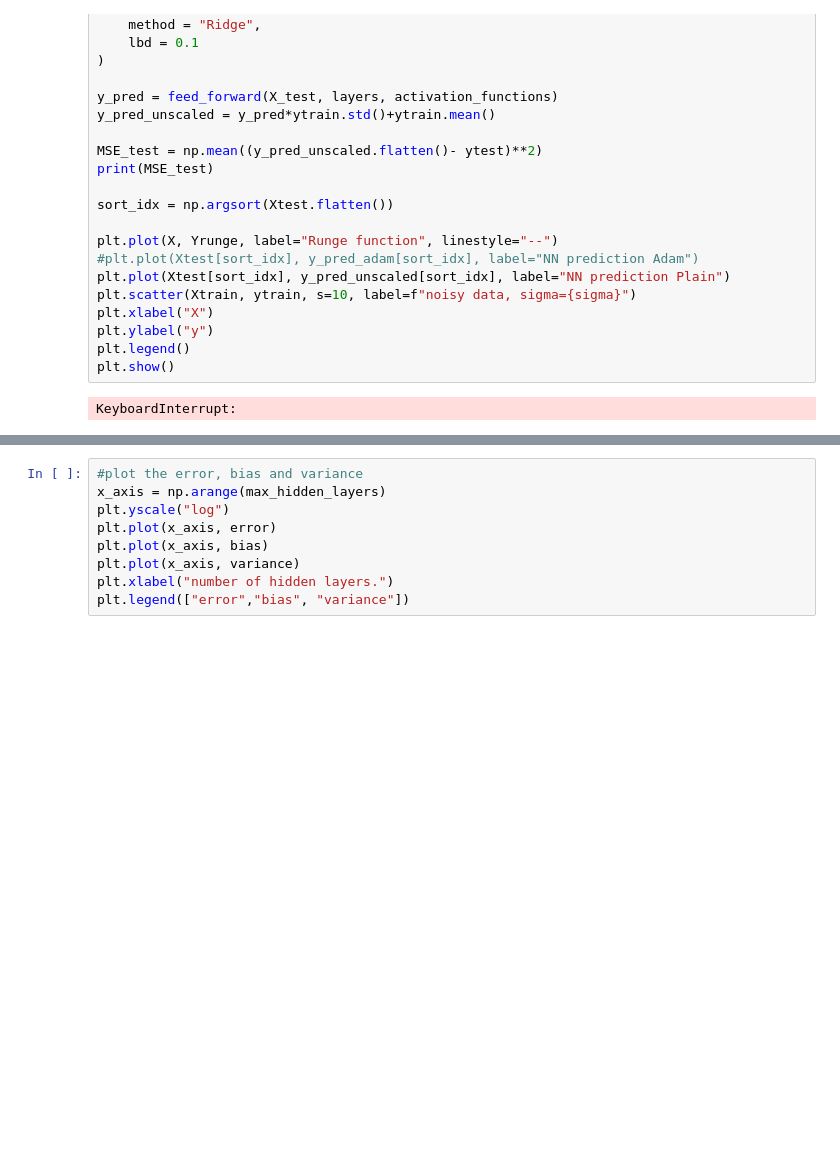
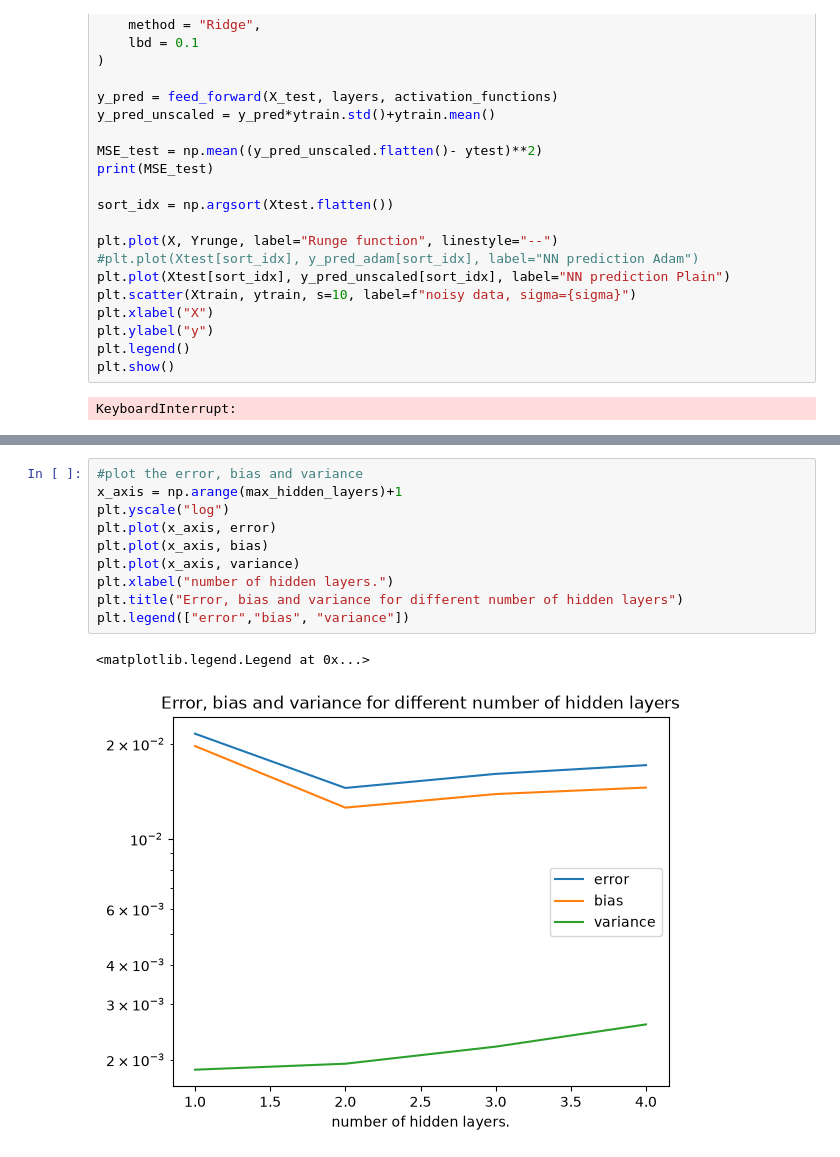
Before and after one commit to kevintannum/FYS-STK3155---Projects---UiO, a Jupyter notebook: Code/regression_runges.ipynb, the cells around one changed output, grey strips where cells are left out. Saved outputs shown, nothing was run; the diff lists cells and outputs as text; blank space fills up the shorter version.

```diff
--- a/Code/regression_runges.ipynb
+++ b/Code/regression_runges.ipynb
@@ -591,9 +594,13 @@ for n_hidden_layers in range(1, max_hidden_layers+1):
 # %%
 #plot the error, bias and variance
-x_axis = np.arange(max_hidden_layers)
+x_axis = np.arange(max_hidden_layers)+1
 plt.yscale("log")
 plt.plot(x_axis, error)
 plt.plot(x_axis, bias)
 plt.plot(x_axis, variance)
 plt.xlabel("number of hidden layers.")
+plt.title("Error, bias and variance for different number of hidden layers")
 plt.legend(["error","bias", "variance"])
+# %% [output]
+<matplotlib.legend.Legend at 0x...>
+[figure, added]
```
Also changed, not shown: parts of 8 cells of this notebook.
